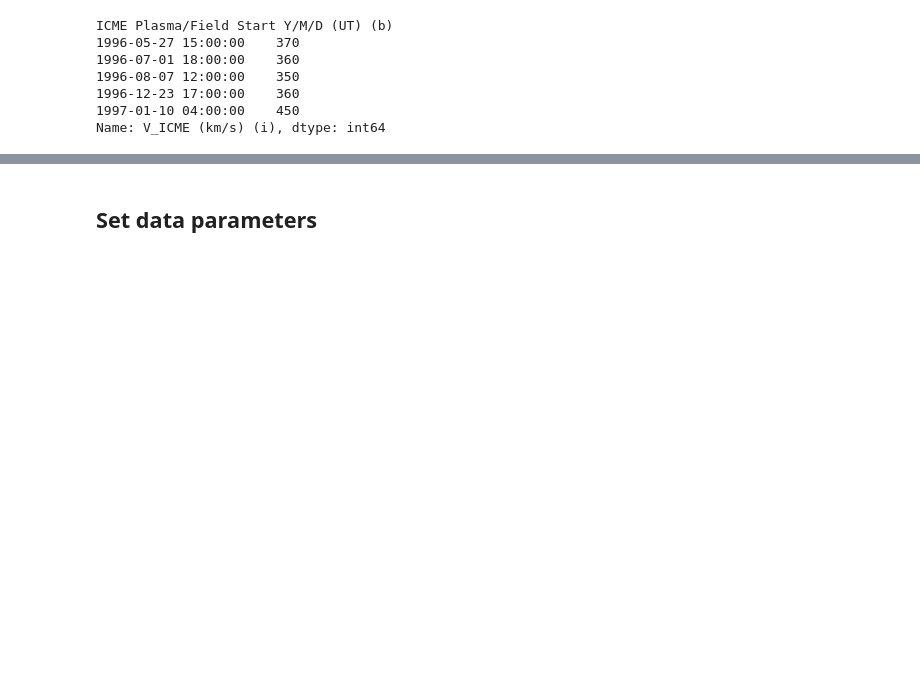
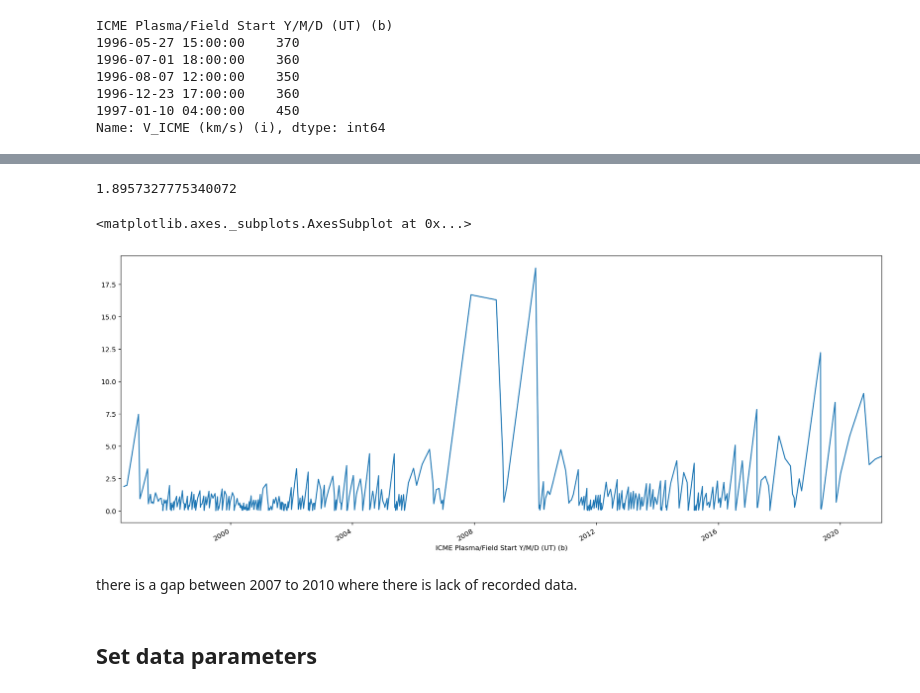
Before and after one commit to Atashnezhad/CME_forcast, a Jupyter notebook: Codes/P03_01_Univar_LSTM.ipynb, the cells around one changed output, grey strips where cells are left out. Drawn from its saved outputs; the diff is of its cells as text; code cells hidden in the pictures; blank space fills up the shorter version.

```diff
--- a/Codes/P03_01_Univar_LSTM.ipynb
+++ b/Codes/P03_01_Univar_LSTM.ipynb
@@ -119,0 +128,3 @@ plt.show()
+# %%
+mean_val = np.mean(time_interval_diff)
+mean_val
@@ -119,0 +133,13 @@ plt.show()
+# %%
+time_interval_diff_norm = time_interval_diff/mean_val
+time_interval_diff_norm[1]
+# %% [output]
+1.8957327775340072
+# %%
+plt.figure(figsize=(20,8))
+# plt.hlines(mean_val, 0, 2000)
+time_interval_diff_norm.plot()
+# plt.bar(time_interval_diff_norm)
+# %% [output]
+<matplotlib.axes._subplots.AxesSubplot at 0x...>
+[figure, added]
@@ -120,3 +178,5 @@ plt.show()
+# %% [markdown]
+there is a gap between 2007 to 2010 where there is lack of recorded data.
 # %% [markdown]
 ## Set data parameters
 # %%
```
Also changed, not shown: parts of 10 cells of this notebook, 2 other files.
